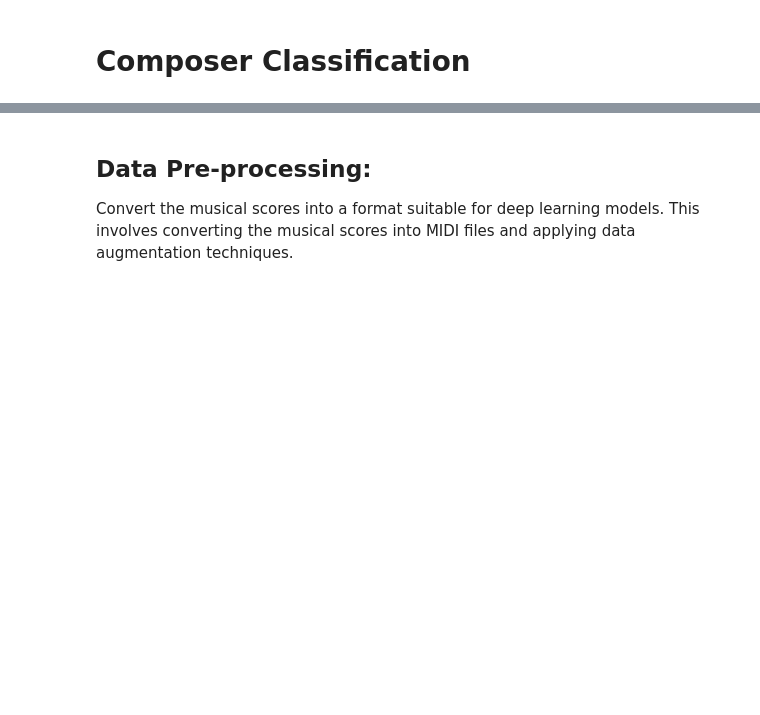
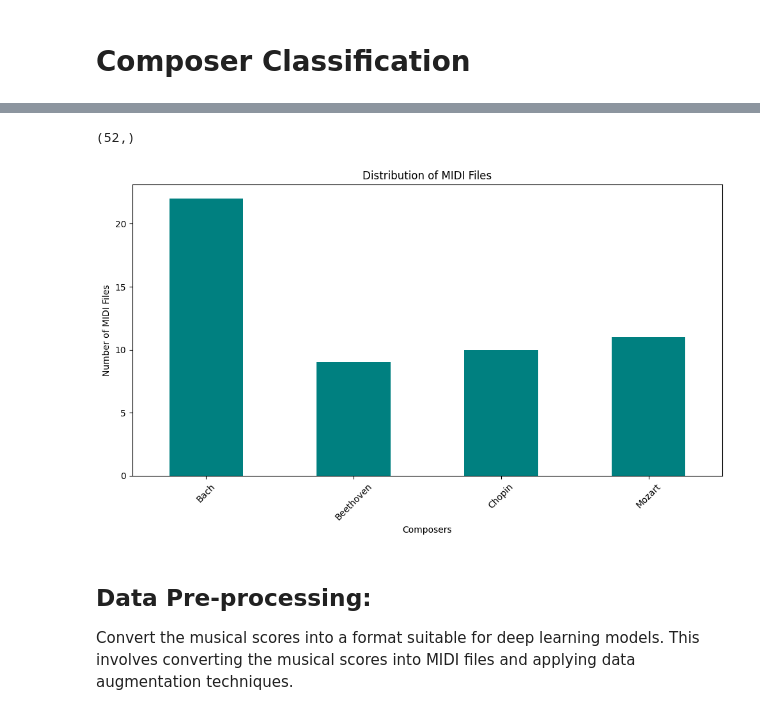
Before and after one commit to seema469/AAI_511_DeepLearning, a Jupyter notebook: composer_classification.ipynb, the cells around one changed output, grey strips where cells are left out. Saved outputs shown, nothing was run; the diff lists cells and outputs as text; code cells hidden in the pictures; blank space fills up the shorter version.

Commit message:
Update composer_classification.ipynb
included functions to load midi data and visualize the midi file distributions.

```diff
--- a/composer_classification.ipynb
+++ b/composer_classification.ipynb
@@ -13,0 +54,2 @@ data_directory = './/data'
+# %%
+midi_data, composer_labels, composer_map = load_midi_data_and_labels(data_directory)
@@ -14,3 +64,30 @@ data_directory = './/data'
+# %%
+midi_data.shape
+# %% [output]
+(52,)
+# %%
+# Explore the MIDI data
+
+# Convert list to pandas Series
+composer_series = pd.Series(composer_labels)
+# Count of each label
+label_counts = composer_series.value_counts().sort_index()
+# Map label counts to composer names
+composer_counts = label_counts.rename(index=composer_map)
+def plot_midi_distribution(composer_counts):
+    # Plotting the data
+    plt.figure(figsize=(10, 6))
+    composer_counts.plot(kind='bar', color='teal')
+    plt.xlabel('Composers')
+    plt.ylabel('Number of MIDI Files')
+    plt.title('Distribution of MIDI Files')
+    plt.xticks(rotation=45)
+    plt.tight_layout()  # Adjust layout to make room for rotated x-axis labels
+    plt.show()
+
+plot_midi_distribution(composer_counts)
+# %% [output]
+[figure, added]
 # %% [markdown]
 ## Data Pre-processing:
 
```
Also changed, not shown: parts of 5 cells of this notebook.
